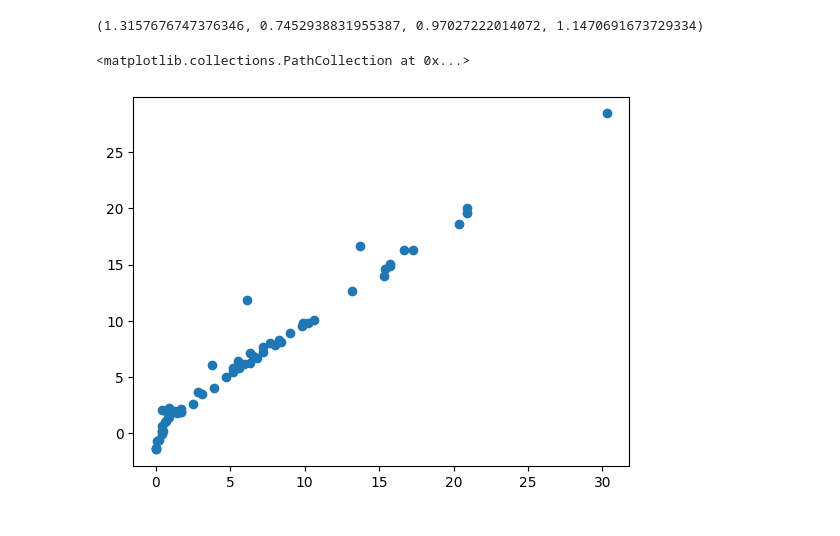
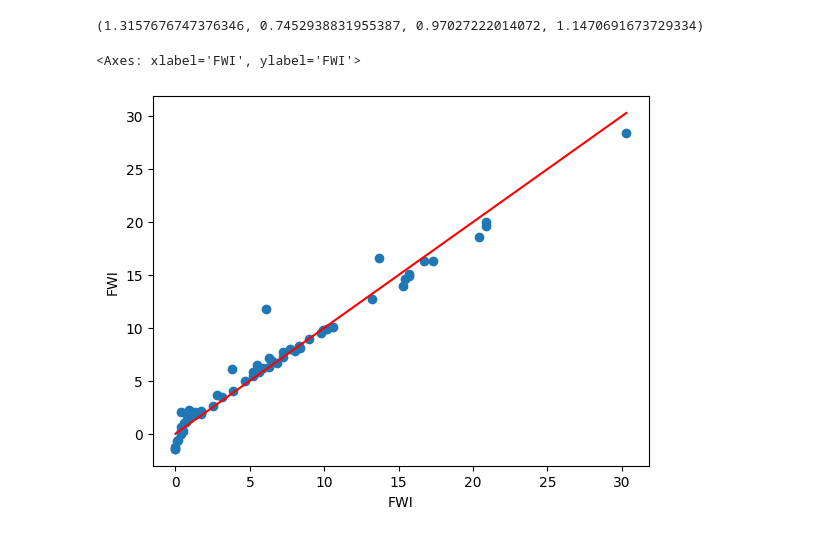
Before and after one commit to Jashan-jj/Machine-learning, a Jupyter notebook: Lasso, Ridge and Elasticnet/Lasso_Ridge_Elasticnet.ipynb, the cells around one changed output. Cells and saved outputs as stored; diff of their text form; code cells hidden in the pictures.

```diff
--- a/Lasso, Ridge and Elasticnet/Lasso_Ridge_Elasticnet.ipynb
+++ b/Lasso, Ridge and Elasticnet/Lasso_Ridge_Elasticnet.ipynb
@@ -256,8 +264,8 @@ mse, mae, r2, rmse
 # %%
 # plt.figure(figsize= (8,8))
 plt.scatter(y_test, y_pred)
-# sns.lineplot(y_pred)
+sns.lineplot(x=y_test,y=y_test, color= 'red')
 # plt.show()
 # %% [output]
-<matplotlib.collections.PathCollection at 0x...>
+<Axes: xlabel='FWI', ylabel='FWI'>
-[figure, old version]
+[figure, new version]
```
Also changed, not shown: parts of 4 cells of this notebook.
